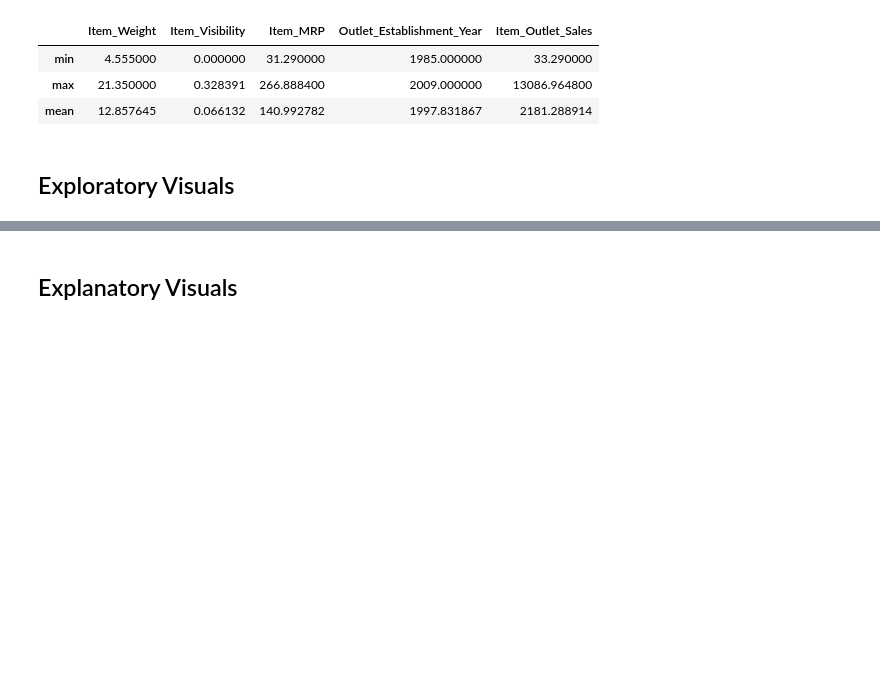
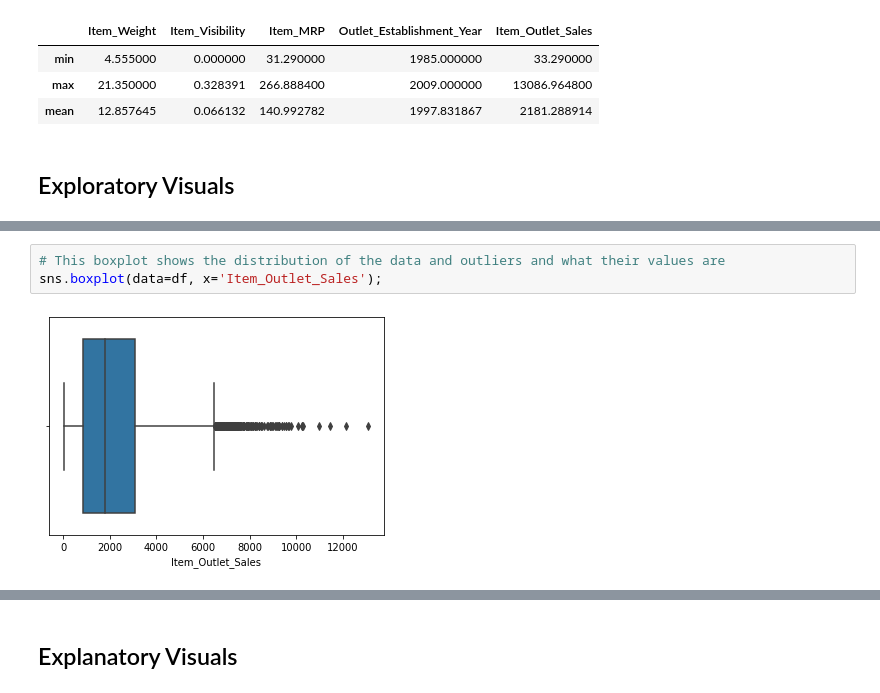
Before and after one commit to krheams60/Sales-predictions, a Jupyter notebook: Sales_Predictions_Part1.ipynb, the cells around one changed output, grey strips where cells are left out. Saved outputs shown, nothing was run; the diff lists cells and outputs as text; blank space fills up the shorter version.

```diff
--- a/Sales_Predictions_Part1.ipynb
+++ b/Sales_Predictions_Part1.ipynb
@@ -149,0 +163,5 @@ df[['Item_Weight', 'Item_Visibility', 'Item_MRP', 'Outlet_Establishment_Year', '
+# %%
+# This boxplot shows the distribution of the data and outliers and what their values are
+sns.boxplot(data=df, x='Item_Outlet_Sales');
+# %% [output]
+[figure, added]
```
Also changed, not shown: parts of 4 cells of this notebook.
